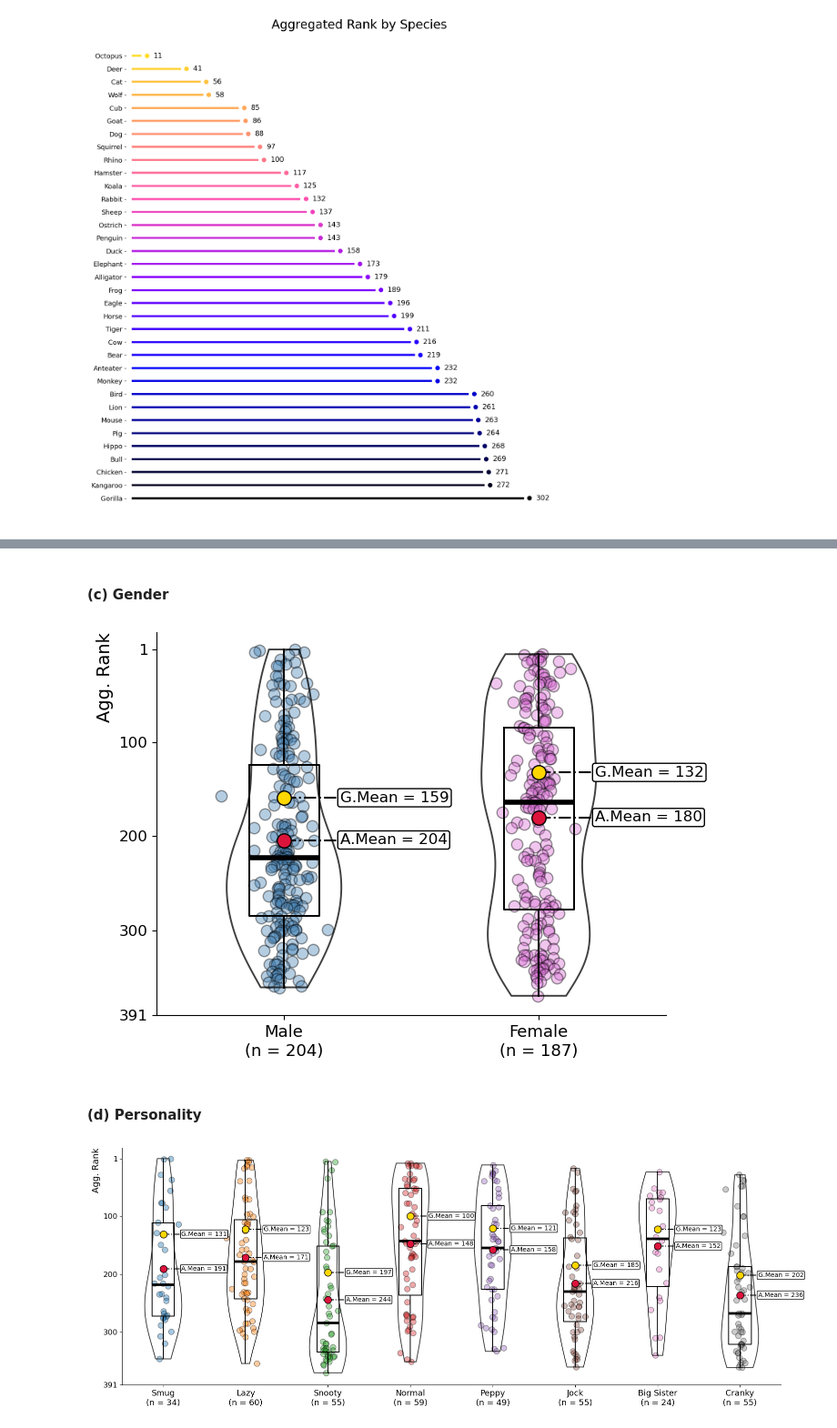
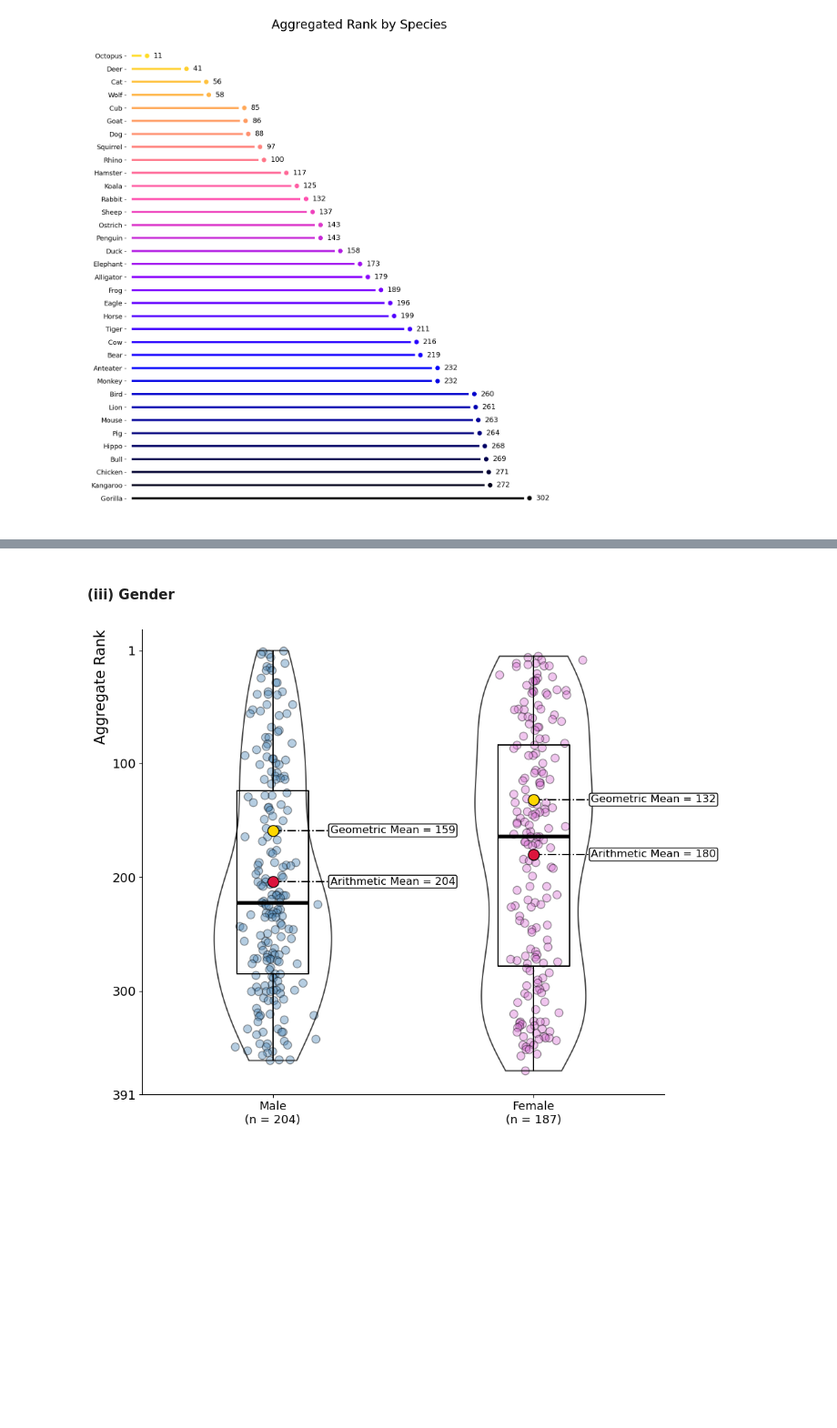
Before and after one commit to mjohg98/acnh-popularity-analysis, a Jupyter notebook: acnh_workbook.ipynb, the cells around one changed output, grey strips where cells are left out. Shown at 91% size. Drawn from its saved outputs; the diff is of its cells as text; code cells hidden in the pictures; blank space fills up the shorter version.

```diff
--- a/acnh_workbook.ipynb
+++ b/acnh_workbook.ipynb
@@ -308,14 +449,6 @@ TypeError: compare_group() got an unexpected keyword argument 'path'
 # %% [markdown]
-#### (c) Gender
+#### (iii) Gender
-# %%
-# create violin plot of aggregate ranks by gender
-compare_group(z, 'Gender', (7, 5), colours=['steelblue', 'orchid'])
-# %% [output]
-[figure, removed]
-# %% [markdown]
-#### (d) Personality
-# %%
-# create a violin plot of aggregated ranks by personality types
-compare_group(z, 'Personality', (16, 6), colours, box_size=10)
-# %% [output]
-[figure, removed]
+# %%
+compare_group(z, 'Gender', (10, 8), colours=['steelblue', 'orchid'])
+# %% [output]
+[figure, added]
```
Also changed, not shown: parts of 12 cells of this notebook.
